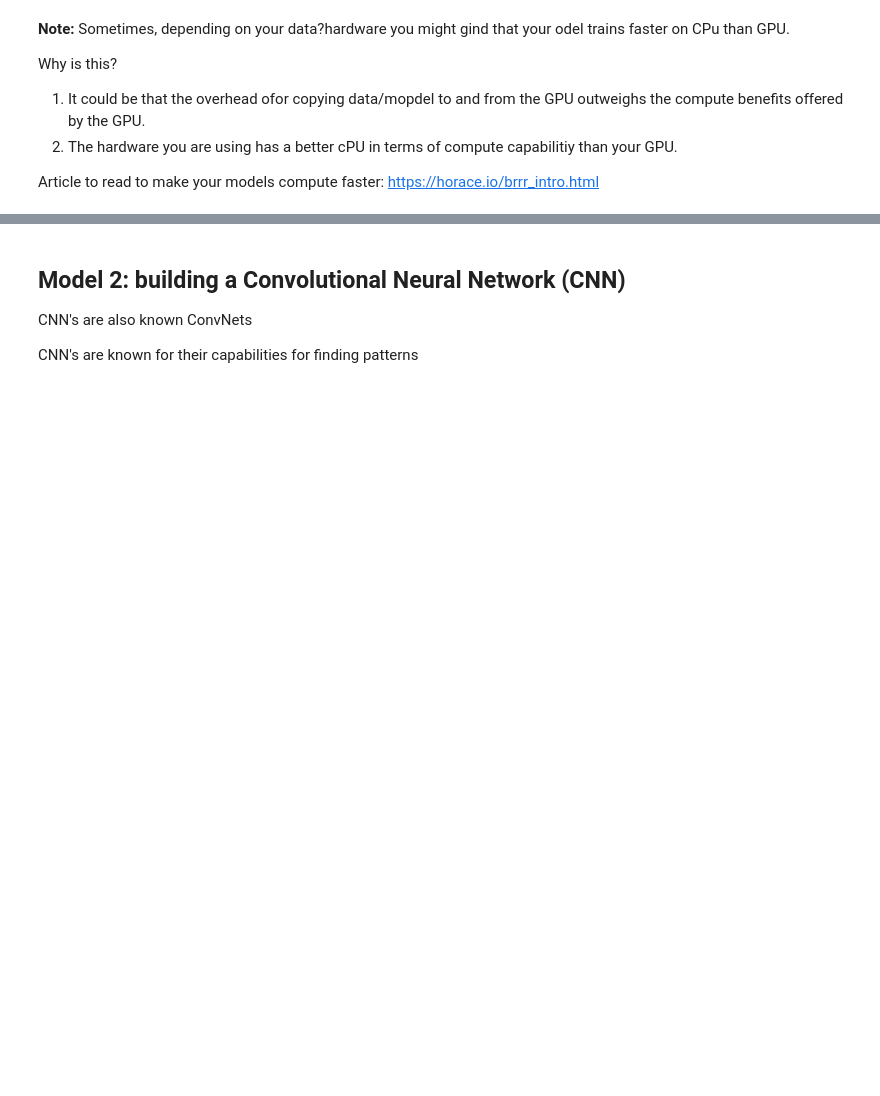
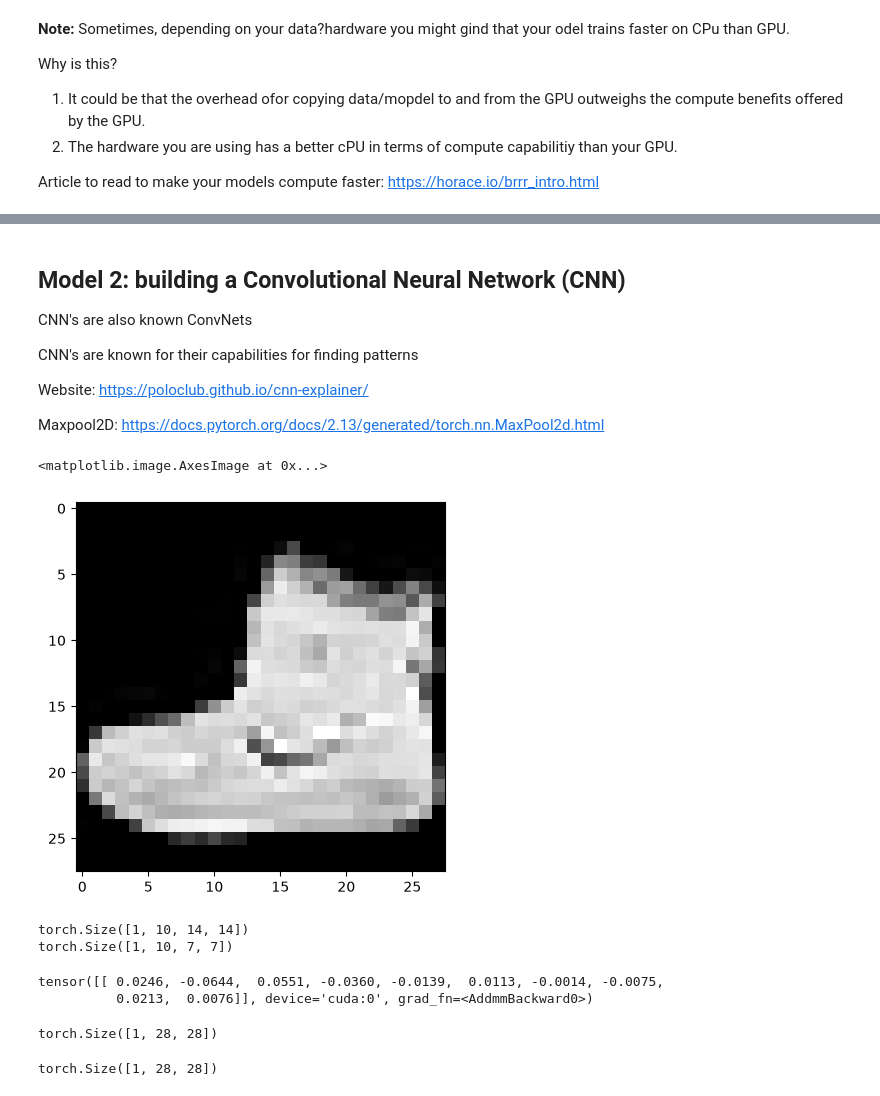
Before and after one commit to Hassan3924/PyTorch-practice, a Jupyter notebook: computer-vision.ipynb, the cells around one changed output, grey strips where cells are left out. Saved outputs shown, nothing was run; the diff lists cells and outputs as text; code cells hidden in the pictures; blank space fills up the shorter version.

```diff
--- a/computer-vision.ipynb
+++ b/computer-vision.ipynb
@@ -824,3 +839,7 @@ model_2_results
 CNN's are also known ConvNets
 
 CNN's are known for their capabilities for finding patterns
+
+Website: https://poloclub.github.io/cnn-explainer/
+
+Maxpool2D: https://docs.pytorch.org/docs/2.13/generated/torch.nn.MaxPool2d.html
@@ -826,0 +910,21 @@ CNN's are known for their capabilities for finding patterns
+# %%
+plt.imshow(image.squeeze(), cmap = "gray")
+# %% [output]
+<matplotlib.image.AxesImage at 0x...>
+[figure, added]
+# %%
+model_3(image.unsqueeze(0).to(device))
+# %% [output]
+torch.Size([1, 10, 14, 14])
+torch.Size([1, 10, 7, 7])
+tensor([[ 0.0246, -0.0644,  0.0551, -0.0360, -0.0139,  0.0113, -0.0014, -0.0075,
+          0.0213,  0.0076]], device='cuda:0', grad_fn=<AddmmBackward0>)
+# %%
+rand_image_tensor = torch.randn(size = (1, 28, 28))
+rand_image_tensor.shape
+# %% [output]
+torch.Size([1, 28, 28])
+# %%
+print(image.shape)
+# %% [output]
+torch.Size([1, 28, 28])
```
Also changed, not shown: parts of 11 cells of this notebook.
